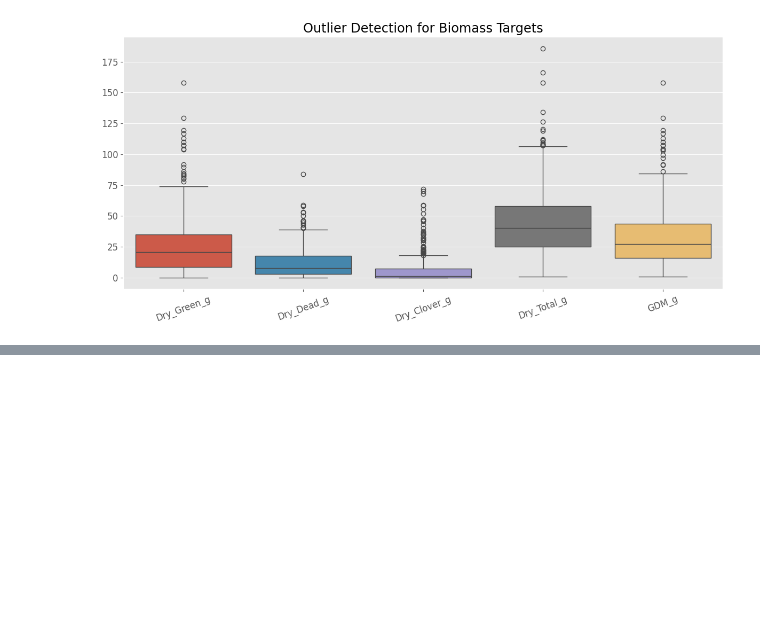
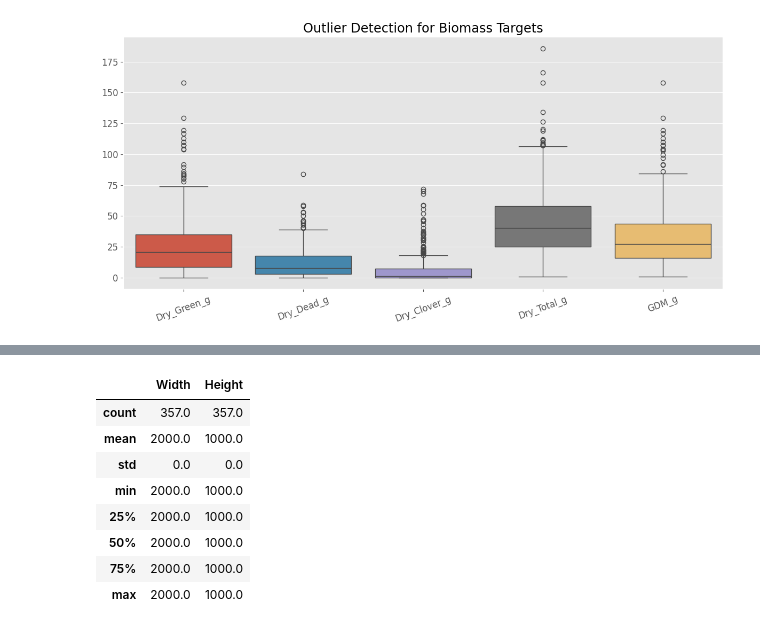
Before and after one commit to patelshivam109/Image-to-Biomass, a Jupyter notebook: notebooks/02_eda.ipynb, the cells around one changed output, grey strips where cells are left out. Cells and saved outputs as stored; diff of their text form; code cells hidden in the pictures; blank space fills up the shorter version.

```diff
--- a/notebooks/02_eda.ipynb
+++ b/notebooks/02_eda.ipynb
@@ -344,0 +412,12 @@ Saved: outliers.png
+# %%
+resolution_df.describe()
+# %% [output]
+|  | Width | Height |
+| count | 357.0 | 357.0 |
+| mean | 2000.0 | 1000.0 |
+| std | 0.0 | 0.0 |
+| min | 2000.0 | 1000.0 |
+| 25% | 2000.0 | 1000.0 |
+| 50% | 2000.0 | 1000.0 |
+| 75% | 2000.0 | 1000.0 |
+| max | 2000.0 | 1000.0 |
```
Also changed, not shown: parts of 11 cells of this notebook, 3 other files.
